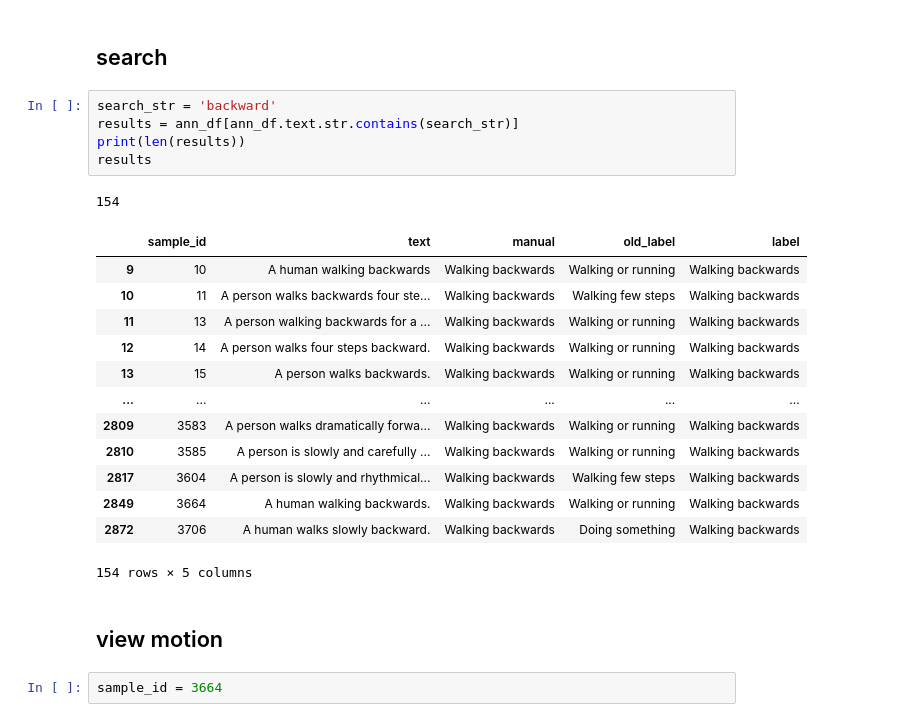
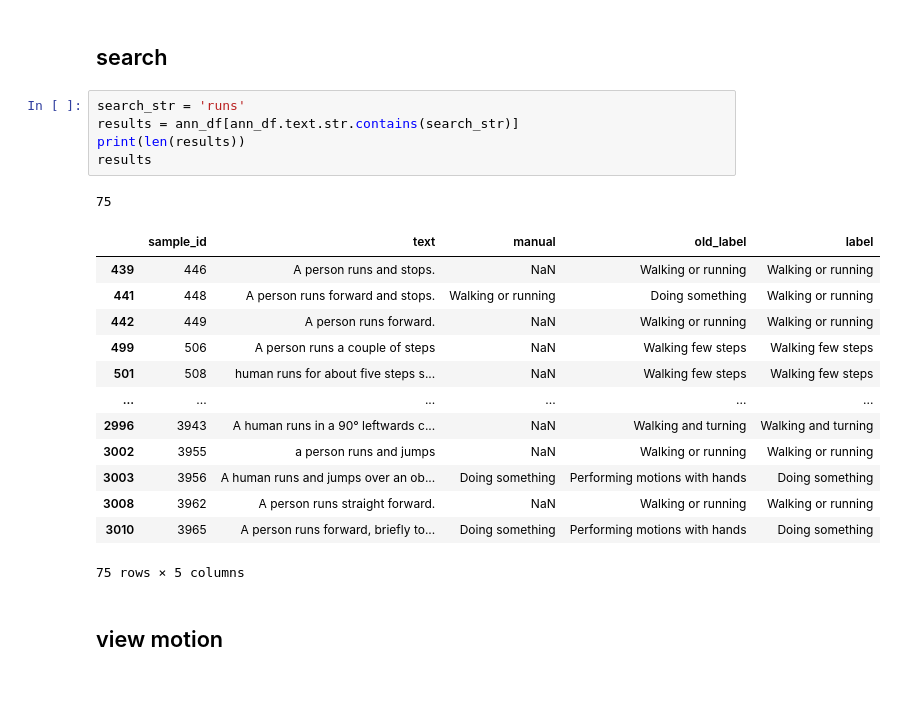
Before and after one commit to wojtekcz/language2motion, a Jupyter notebook: notebooks/Motion-Browser/MotionBrowserColab.ipynb, the cells around one changed output. Cells and saved outputs as stored; diff of their text form; blank space fills up the shorter version.

```diff
--- a/notebooks/Motion-Browser/MotionBrowserColab.ipynb
+++ b/notebooks/Motion-Browser/MotionBrowserColab.ipynb
@@ -87,26 +69,24 @@ meta_df.head()
 # %% [markdown]
 ## search
 # %%
-search_str = 'backward'
+search_str = 'runs'
 results = ann_df[ann_df.text.str.contains(search_str)]
 print(len(results))
 results
 # %% [output]
-154
+75
 |  | sample_id | text | manual | old_label | label |
-| 9 | 10 | A human walking backwards | Walking backwards | Walking or running | Walking backwards |
-| 10 | 11 | A person walks backwards four ste... | Walking backwards | Walking few steps | Walking backwards |
-| 11 | 13 | A person walking backwards for a ... | Walking backwards | Walking or running | Walking backwards |
-| 12 | 14 | A person walks four steps backward. | Walking backwards | Walking or running | Walking backwards |
-| 13 | 15 | A person walks backwards. | Walking backwards | Walking or running | Walking backwards |
+| 439 | 446 | A person runs and stops. | NaN | Walking or running | Walking or running |
+| 441 | 448 | A person runs forward and stops. | Walking or running | Doing something | Walking or running |
+| 442 | 449 | A person runs forward. | NaN | Walking or running | Walking or running |
+| 499 | 506 | A person runs a couple of steps | NaN | Walking few steps | Walking few steps |
+| 501 | 508 | human runs for about five steps s... | NaN | Walking few steps | Walking few steps |
 | ... | ... | ... | ... | ... | ... |
-| 2809 | 3583 | A person walks dramatically forwa... | Walking backwards | Walking or running | Walking backwards |
-| 2810 | 3585 | A person is slowly and carefully ... | Walking backwards | Walking or running | Walking backwards |
-| 2817 | 3604 | A person is slowly and rhythmical... | Walking backwards | Walking few steps | Walking backwards |
-| 2849 | 3664 | A human walking backwards. | Walking backwards | Walking or running | Walking backwards |
-| 2872 | 3706 | A human walks slowly backward. | Walking backwards | Doing something | Walking backwards |
+| 2996 | 3943 | A human runs in a 90° leftwards c... | NaN | Walking and turning | Walking and turning |
+| 3002 | 3955 | a person runs and jumps | NaN | Walking or running | Walking or running |
+| 3003 | 3956 | A human runs and jumps over an ob... | Doing something | Performing motions with hands | Doing something |
+| 3008 | 3962 | A person runs straight forward. | NaN | Walking or running | Walking or running |
+| 3010 | 3965 | A person runs forward, briefly to... | Doing something | Performing motions with hands | Doing something |
-154 rows × 5 columns
+75 rows × 5 columns
 # %% [markdown]
 ## view motion
-# %%
-sample_id = 3664
```
Also changed, not shown: parts of 4 cells of this notebook.
